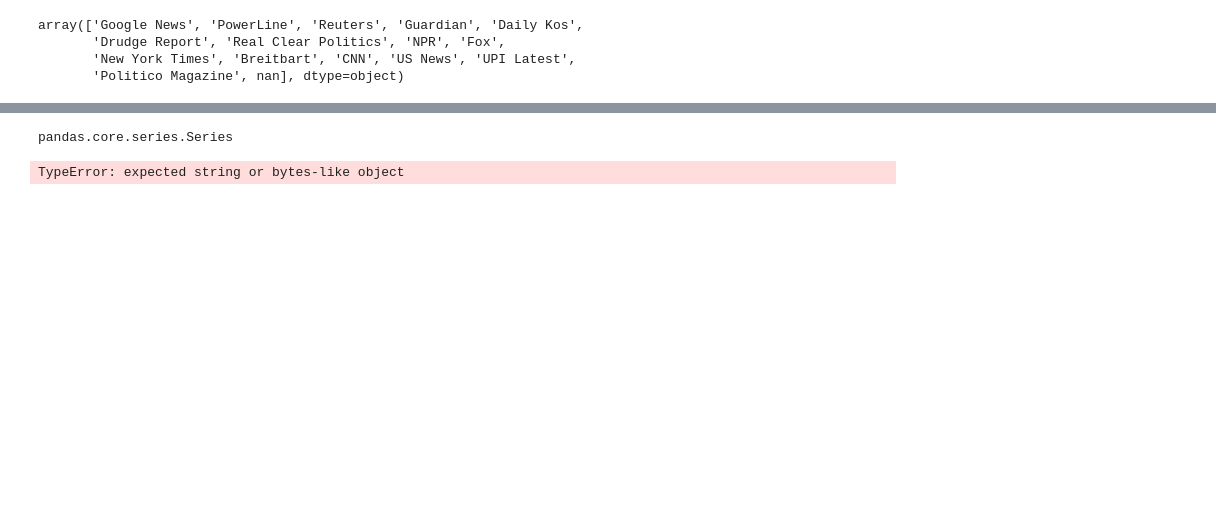
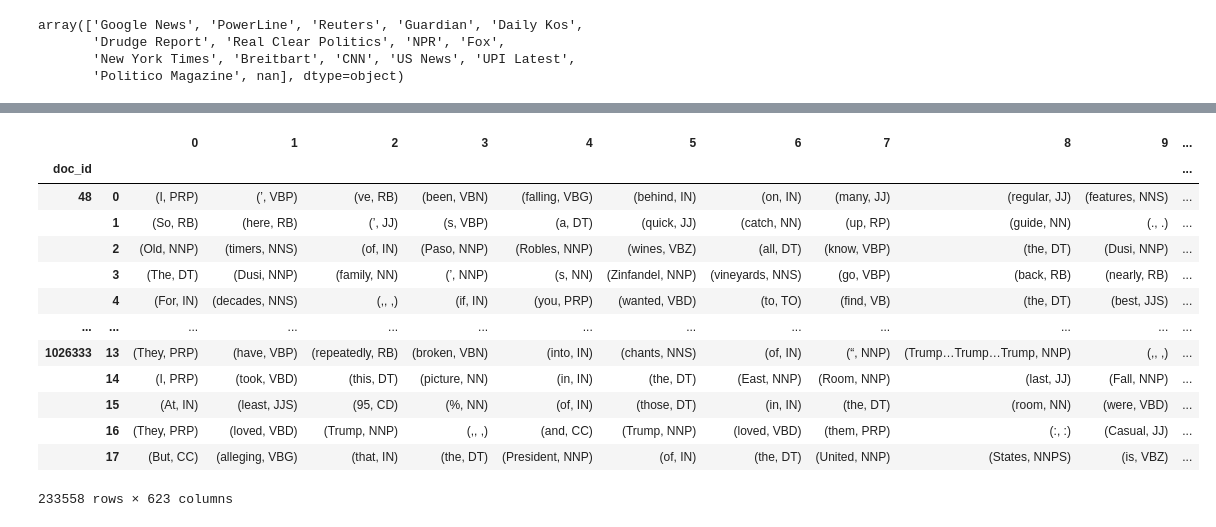
Before and after one commit to BeDSmonster/ETA, a Jupyter notebook: eta-project.ipynb, the cells around one changed output, grey strips where cells are left out. Drawn from its saved outputs; the diff is of its cells as text; code cells hidden in the pictures; blank space fills up the shorter version.

```diff
--- a/eta-project.ipynb
+++ b/eta-project.ipynb
@@ -110,3 +63,5 @@ Name: doc_content, Length: 13400, dtype: object
 # %%
-LIBRARY.doc_content.apply(lambda x: pd.Series(nltk.sent_tokenize(str(x))))
+df = data.doc_content.apply(lambda x: pd.Series(nltk.sent_tokenize(str(x))))
+DOC = df.set_index(data.doc_id).stack().to_frame().rename(columns={0:'sent_str'})
+DOC
 # %% [output]
@@ -127,8 +82,18 @@ LIBRARY.doc_content.apply(lambda x: pd.Series(nltk.sent_tokenize(str(x))))
-# %%
-type(LIBRARY.doc_content)
-# %% [output]
-pandas.core.series.Series
-# %%
-TOKEN = tokenize(LIBRARY, ws=False)
-# %% [output]
-TypeError: expected string or bytes-like object
+# %%
+TOKEN = DOC.sent_str.apply(lambda x: pd.Series(nltk.pos_tag(nltk.word_tokenize(x))))
+TOKEN
+# %% [output]
+|  |  | 0 | 1 | 2 | 3 | 4 | 5 | 6 | 7 | 8 | 9 | ... |
+| doc_id |  |  |  |  |  |  |  |  |  |  |  | ... |
+| 48 | 0 | (I, PRP) | (’, VBP) | (ve, RB) | (been, VBN) | (falling, VBG) | (behind, IN) | (on, IN) | (many, JJ) | (regular, JJ) | (features, NNS) | ... |
+|  | 1 | (So, RB) | (here, RB) | (’, JJ) | (s, VBP) | (a, DT) | (quick, JJ) | (catch, NN) | (up, RP) | (guide, NN) | (., .) | ... |
+|  | 2 | (Old, NNP) | (timers, NNS) | (of, IN) | (Paso, NNP) | (Robles, NNP) | (wines, VBZ) | (all, DT) | (know, VBP) | (the, DT) | (Dusi, NNP) | ... |
+|  | 3 | (The, DT) | (Dusi, NNP) | (family, NN) | (’, NNP) | (s, NN) | (Zinfandel, NNP) | (vineyards, NNS) | (go, VBP) | (back, RB) | (nearly, RB) | ... |
+|  | 4 | (For, IN) | (decades, NNS) | (,, ,) | (if, IN) | (you, PRP) | (wanted, VBD) | (to, TO) | (find, VB) | (the, DT) | (best, JJS) | ... |
+| ... | ... | ... | ... | ... | ... | ... | ... | ... | ... | ... | ... | ... |
+| 1026333 | 13 | (They, PRP) | (have, VBP) | (repeatedly, RB) | (broken, VBN) | (into, IN) | (chants, NNS) | (of, IN) | (“, NNP) | (Trump…Trump…Trump, NNP) | (,, ,) | ... |
+|  | 14 | (I, PRP) | (took, VBD) | (this, DT) | (picture, NN) | (in, IN) | (the, DT) | (East, NNP) | (Room, NNP) | (last, JJ) | (Fall, NNP) | ... |
+|  | 15 | (At, IN) | (least, JJS) | (95, CD) | (%, NN) | (of, IN) | (those, DT) | (in, IN) | (the, DT) | (room, NN) | (were, VBD) | ... |
+|  | 16 | (They, PRP) | (loved, VBD) | (Trump, NNP) | (,, ,) | (and, CC) | (Trump, NNP) | (loved, VBD) | (them, PRP) | (:, :) | (Casual, JJ) | ... |
+|  | 17 | (But, CC) | (alleging, VBG) | (that, IN) | (the, DT) | (President, NNP) | (of, IN) | (the, DT) | (United, NNP) | (States, NNPS) | (is, VBZ) | ... |
+233558 rows × 623 columns
```
Also changed, not shown: parts of 39 cells of this notebook.
